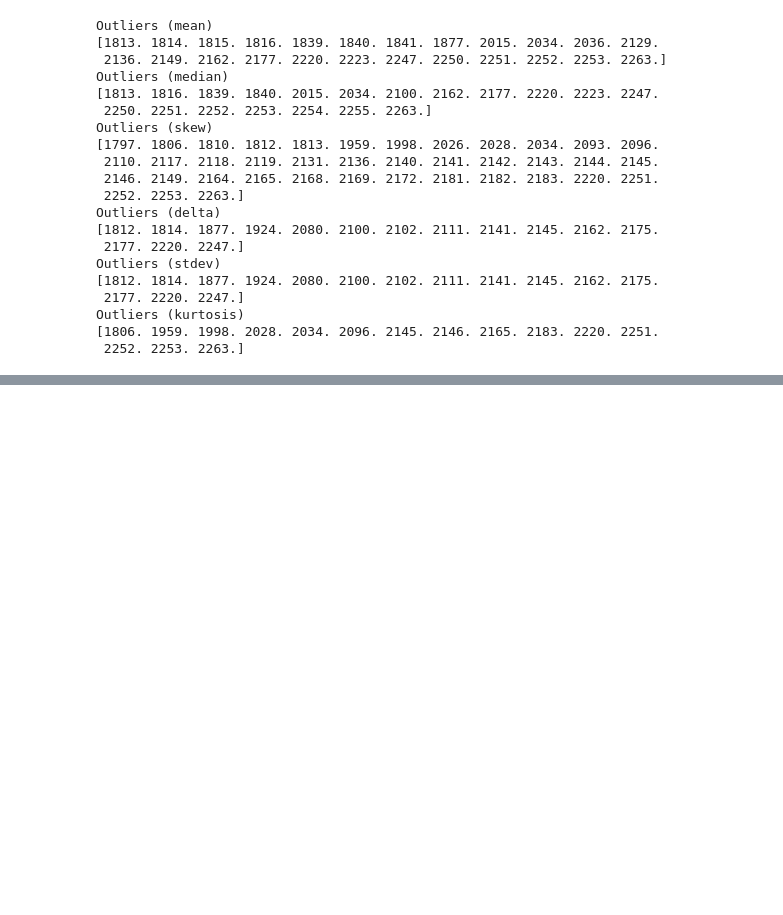
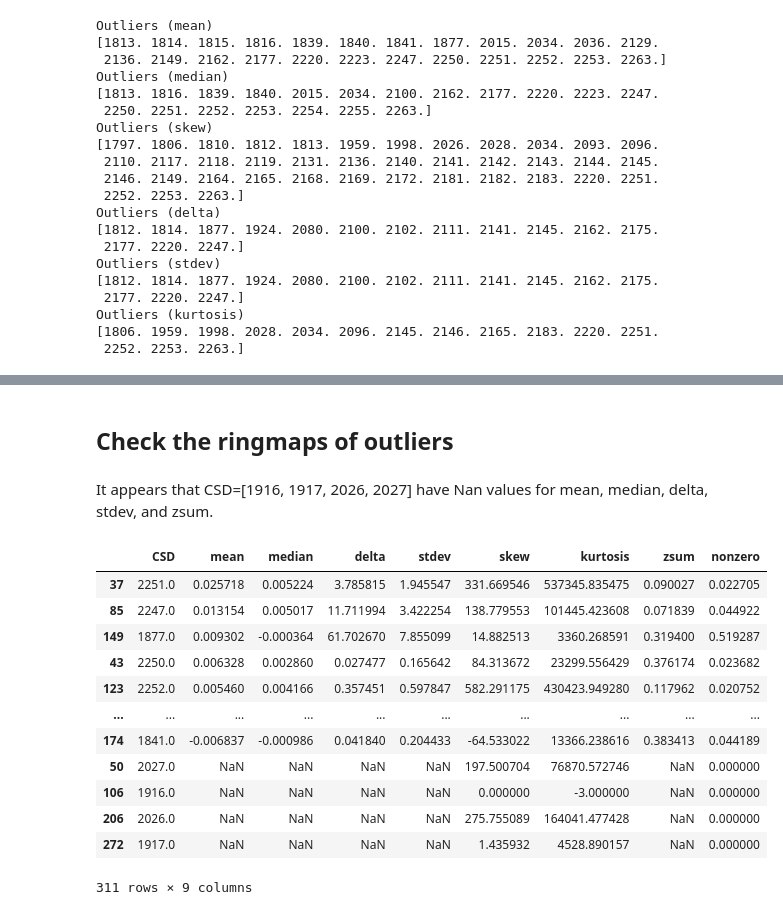
Before and after one commit to yuhants/chime_notebooks, a Jupyter notebook: rev03_stats.ipynb, the cells around one changed output, grey strips where cells are left out. Cells and saved outputs as stored; diff of their text form; code cells hidden in the pictures; blank space fills up the shorter version.

Commit message:
check outliers and unidentified glitches

```diff
--- a/rev03_stats.ipynb
+++ b/rev03_stats.ipynb
@@ -264,0 +269,20 @@ ax.xaxis.grid(linestyle='--')
+# %% [markdown]
+## Check the ringmaps of outliers
+# %% [markdown]
+It appears that CSD=[1916, 1917, 2026, 2027] have Nan values for mean, median, delta, stdev, and zsum.
+# %%
+dat.sort_values(by='mean', ascending=False, inplace=False)
+# %% [output]
+|  | CSD | mean | median | delta | stdev | skew | kurtosis | zsum | nonzero |
+| 37 | 2251.0 | 0.025718 | 0.005224 | 3.785815 | 1.945547 | 331.669546 | 537345.835475 | 0.090027 | 0.022705 |
+| 85 | 2247.0 | 0.013154 | 0.005017 | 11.711994 | 3.422254 | 138.779553 | 101445.423608 | 0.071839 | 0.044922 |
+| 149 | 1877.0 | 0.009302 | -0.000364 | 61.702670 | 7.855099 | 14.882513 | 3360.268591 | 0.319400 | 0.519287 |
+| 43 | 2250.0 | 0.006328 | 0.002860 | 0.027477 | 0.165642 | 84.313672 | 23299.556429 | 0.376174 | 0.023682 |
+| 123 | 2252.0 | 0.005460 | 0.004166 | 0.357451 | 0.597847 | 582.291175 | 430423.949280 | 0.117962 | 0.020752 |
+| ... | ... | ... | ... | ... | ... | ... | ... | ... | ... |
+| 174 | 1841.0 | -0.006837 | -0.000986 | 0.041840 | 0.204433 | -64.533022 | 13366.238616 | 0.383413 | 0.044189 |
+| 50 | 2027.0 | NaN | NaN | NaN | NaN | 197.500704 | 76870.572746 | NaN | 0.000000 |
+| 106 | 1916.0 | NaN | NaN | NaN | NaN | 0.000000 | -3.000000 | NaN | 0.000000 |
+| 206 | 2026.0 | NaN | NaN | NaN | NaN | 275.755089 | 164041.477428 | NaN | 0.000000 |
+| 272 | 1917.0 | NaN | NaN | NaN | NaN | 1.435932 | 4528.890157 | NaN | 0.000000 |
+311 rows × 9 columns
```
Also changed, not shown: parts of 8 cells of this notebook, 2 other files.
